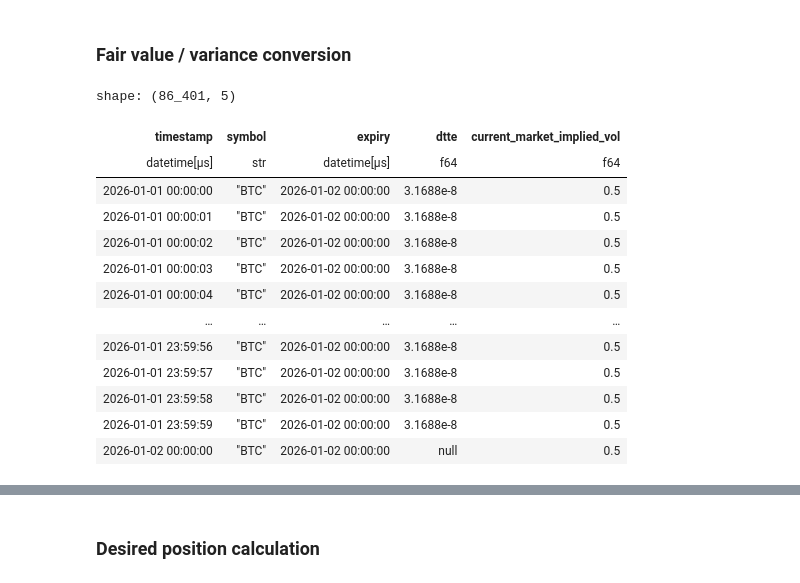
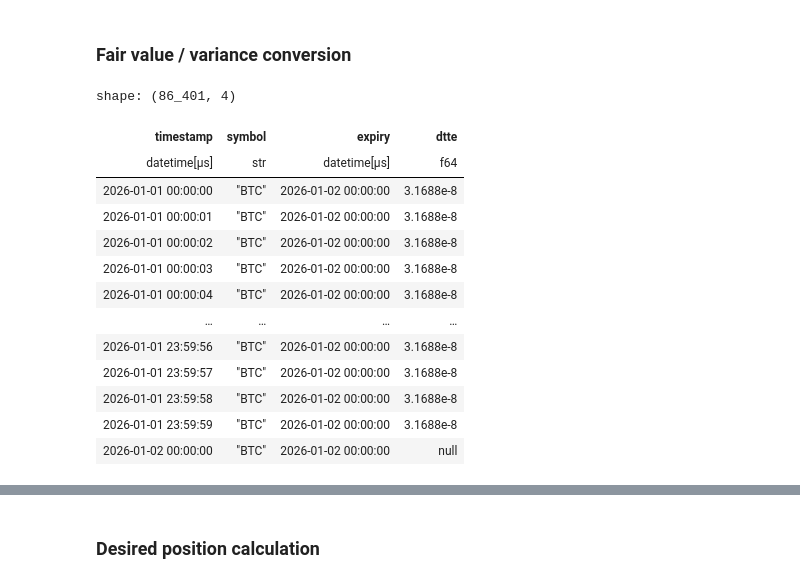
Before and after one commit to PlathsOven/auto-mm-pilot, a Jupyter notebook: prototyping/mvp.ipynb, the cells around one changed output, grey strips where cells are left out. Drawn from its saved outputs; the diff is of its cells as text; code cells hidden in the pictures.

```diff
--- a/prototyping/mvp.ipynb
+++ b/prototyping/mvp.ipynb
@@ -316,31 +440,30 @@ shape: (5, 7)
 # %%
 future_df = pl.DataFrame({
     'timestamp' : pl.datetime_range(
         start=now,
         end=expiry,
         interval='1s',
         eager=True
     ),
     'symbol' : symbol,
     'expiry' : expiry,
 }).with_columns(
     dtte=-pl.col('timestamp').diff(-1).dt.total_seconds() / (60 * 60 * 24 * 365.25),
-    current_market_implied_vol=pl.lit(0.5)
 )
 future_df
 # %% [output]
-shape: (86_401, 5)
+shape: (86_401, 4)
-| timestamp | symbol | expiry | dtte | current_market_implied_vol |
-| datetime[μs] | str | datetime[μs] | f64 | f64 |
-| 2026-01-01 00:00:00 | "BTC" | 2026-01-02 00:00:00 | 3.1688e-8 | 0.5 |
-| 2026-01-01 00:00:01 | "BTC" | 2026-01-02 00:00:00 | 3.1688e-8 | 0.5 |
-| 2026-01-01 00:00:02 | "BTC" | 2026-01-02 00:00:00 | 3.1688e-8 | 0.5 |
-| 2026-01-01 00:00:03 | "BTC" | 2026-01-02 00:00:00 | 3.1688e-8 | 0.5 |
-| 2026-01-01 00:00:04 | "BTC" | 2026-01-02 00:00:00 | 3.1688e-8 | 0.5 |
-| … | … | … | … | … |
-| 2026-01-01 23:59:56 | "BTC" | 2026-01-02 00:00:00 | 3.1688e-8 | 0.5 |
-| 2026-01-01 23:59:57 | "BTC" | 2026-01-02 00:00:00 | 3.1688e-8 | 0.5 |
-| 2026-01-01 23:59:58 | "BTC" | 2026-01-02 00:00:00 | 3.1688e-8 | 0.5 |
-| 2026-01-01 23:59:59 | "BTC" | 2026-01-02 00:00:00 | 3.1688e-8 | 0.5 |
-| 2026-01-02 00:00:00 | "BTC" | 2026-01-02 00:00:00 | null | 0.5 |
+| timestamp | symbol | expiry | dtte |
+| datetime[μs] | str | datetime[μs] | f64 |
+| 2026-01-01 00:00:00 | "BTC" | 2026-01-02 00:00:00 | 3.1688e-8 |
+| 2026-01-01 00:00:01 | "BTC" | 2026-01-02 00:00:00 | 3.1688e-8 |
+| 2026-01-01 00:00:02 | "BTC" | 2026-01-02 00:00:00 | 3.1688e-8 |
+| 2026-01-01 00:00:03 | "BTC" | 2026-01-02 00:00:00 | 3.1688e-8 |
+| 2026-01-01 00:00:04 | "BTC" | 2026-01-02 00:00:00 | 3.1688e-8 |
+| … | … | … | … |
+| 2026-01-01 23:59:56 | "BTC" | 2026-01-02 00:00:00 | 3.1688e-8 |
+| 2026-01-01 23:59:57 | "BTC" | 2026-01-02 00:00:00 | 3.1688e-8 |
+| 2026-01-01 23:59:58 | "BTC" | 2026-01-02 00:00:00 | 3.1688e-8 |
+| 2026-01-01 23:59:59 | "BTC" | 2026-01-02 00:00:00 | 3.1688e-8 |
+| 2026-01-02 00:00:00 | "BTC" | 2026-01-02 00:00:00 | null |
 # %%
```
Also changed, not shown: parts of 13 cells of this notebook, 8 other files.
